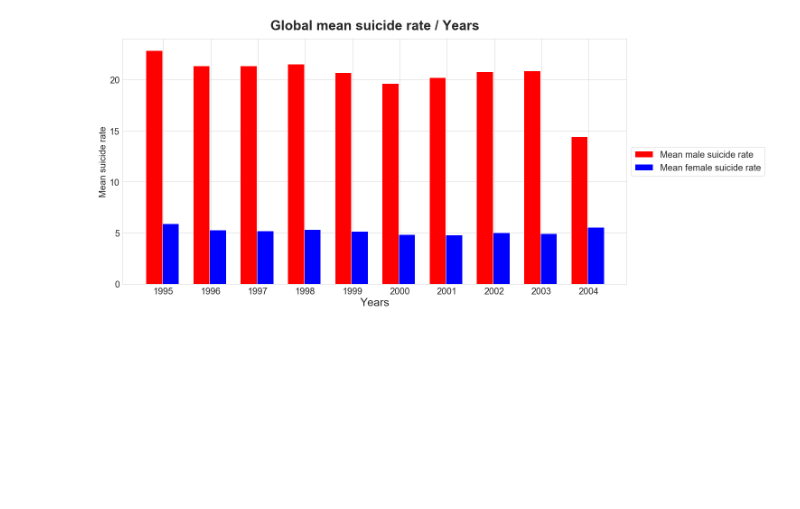
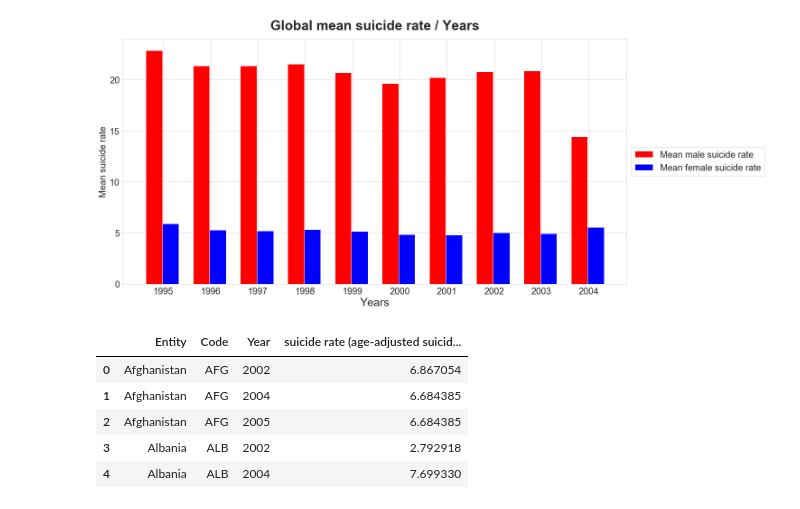
Before and after one commit to NachoMartinezJ/your-own-project, a Jupyter notebook: suicide_analysis2.ipynb, the cells around one changed output. Saved outputs shown, nothing was run; the diff lists cells and outputs as text; code cells hidden in the pictures; blank space fills up the shorter version.

```diff
--- a/suicide_analysis2.ipynb
+++ b/suicide_analysis2.ipynb
@@ -49,3 +49,14 @@ plt.legend(loc='center left', bbox_to_anchor=(1, 0.5), fontsize=20)
 plt.show()
 # %% [output]
 [figure]
+# %%
+# Importing data set. Suicide rate per country, year. Independent of gender.
+suicide_rate_country = pd.read_csv('/Users/soul/Desktop/IronHack/VideoGame_Analysis/Data/Suicides/suicide-rates-by-country.csv')
+suicide_rate_country.head()
+# %% [output]
+|  | Entity | Code | Year | suicide rate (age-adjusted suicid... |
+| 0 | Afghanistan | AFG | 2002 | 6.867054 |
+| 1 | Afghanistan | AFG | 2004 | 6.684385 |
+| 2 | Afghanistan | AFG | 2005 | 6.684385 |
+| 3 | Albania | ALB | 2002 | 2.792918 |
+| 4 | Albania | ALB | 2004 | 7.699330 |
```
Also changed, not shown: parts of 2 cells of this notebook.
